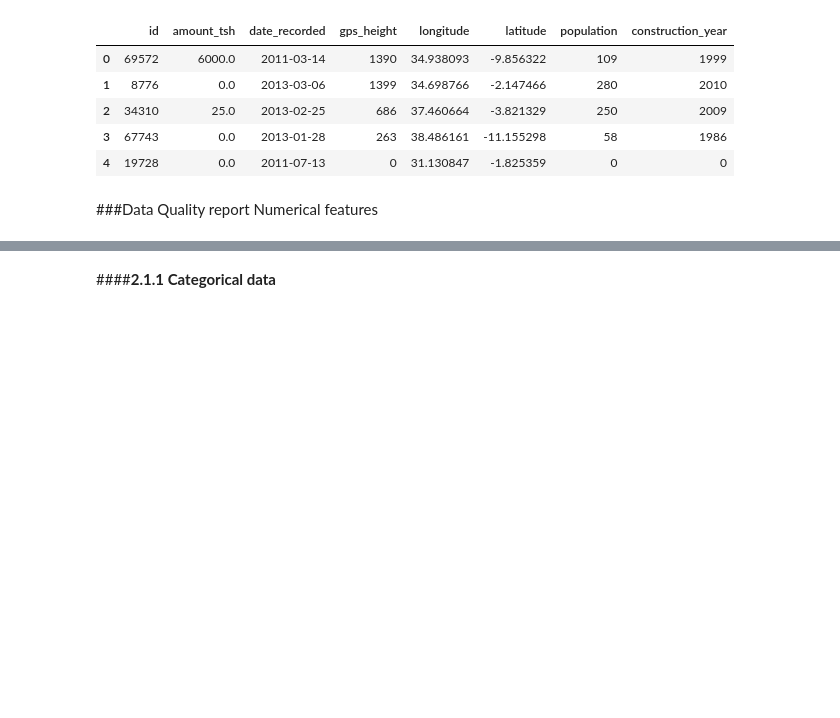
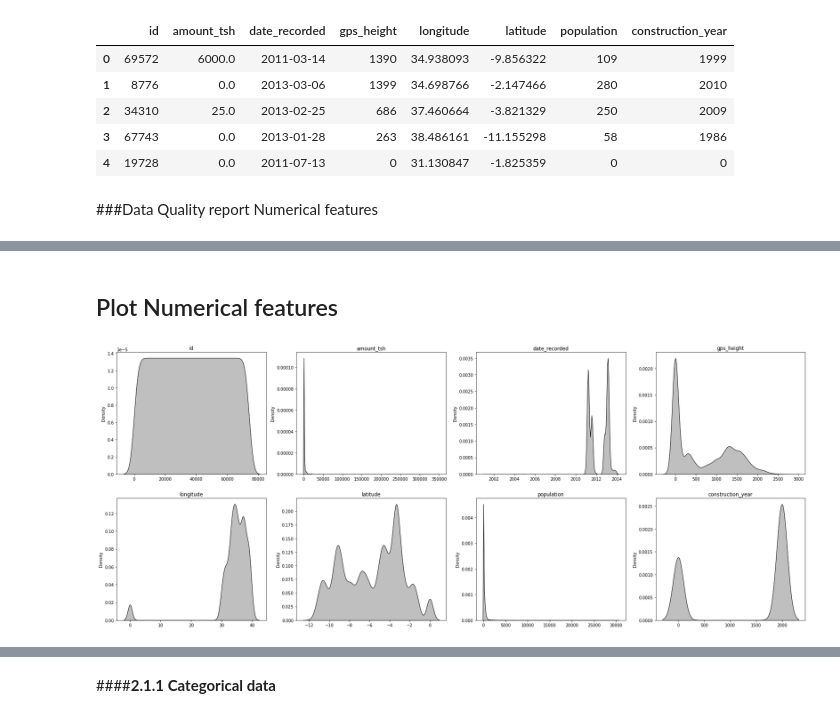
Before and after one commit to BrendaLoznik/waterpumps, a Jupyter notebook: Waterpumps.ipynb, the cells around one changed output, grey strips where cells are left out. Saved outputs shown, nothing was run; the diff lists cells and outputs as text; code cells hidden in the pictures; blank space fills up the shorter version.

Commit message:
Data Viz.

```diff
--- a/Waterpumps.ipynb
+++ b/Waterpumps.ipynb
@@ -172,3 +151,19 @@ dq_report
 | latitude | float64 | 74250 | 0 | 71869 | -11.6494 | -2e-08 | -5.70177 | ... |
 | population | int64 | 74250 | 0 | 1128 | 0 | 30500 | 180.751 | ... |
 | construction_year | int64 | 74250 | 0 | 55 | 0 | 2013 | 1298.46 | ... |
+# %% [markdown]
+## Plot Numerical features
+# %%
+def kdeplotter (dataset, feature, rows, columns):
+    fig, axes = plt.subplots(nrows=rows,ncols=columns, figsize = (30,12))
+    plot = 0
+    for i in range(rows):
+        for j in range(columns):
+             ax = sns.kdeplot(data = dataset, x =feature[plot] , ax = axes[i][j],    shade = True, color  = "black" )
+             ax.set_title(feature[plot])
+             ax.set_xlabel("")
+             plot +=1
+# %%
+kdeplotter(raw, raw[numerical].columns, 2,4)
+# %% [output]
+[figure, added]
```
Also changed, not shown: parts of 15 cells of this notebook.
